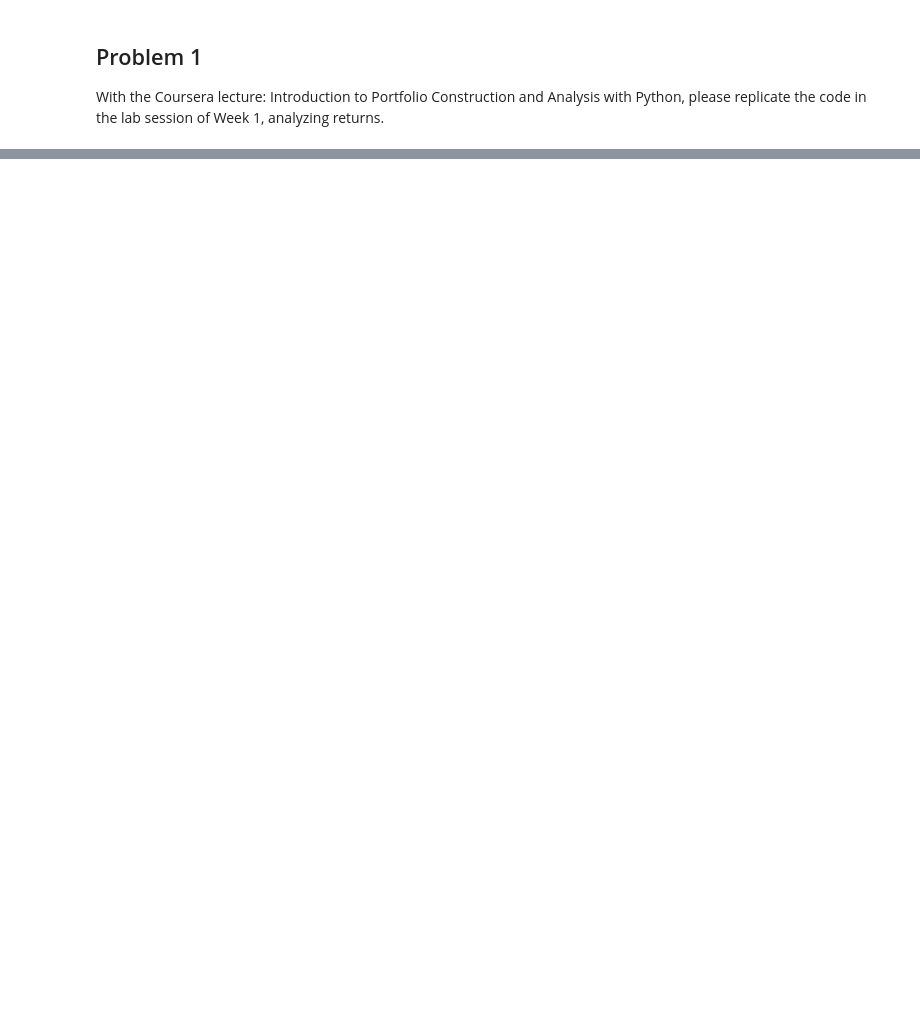
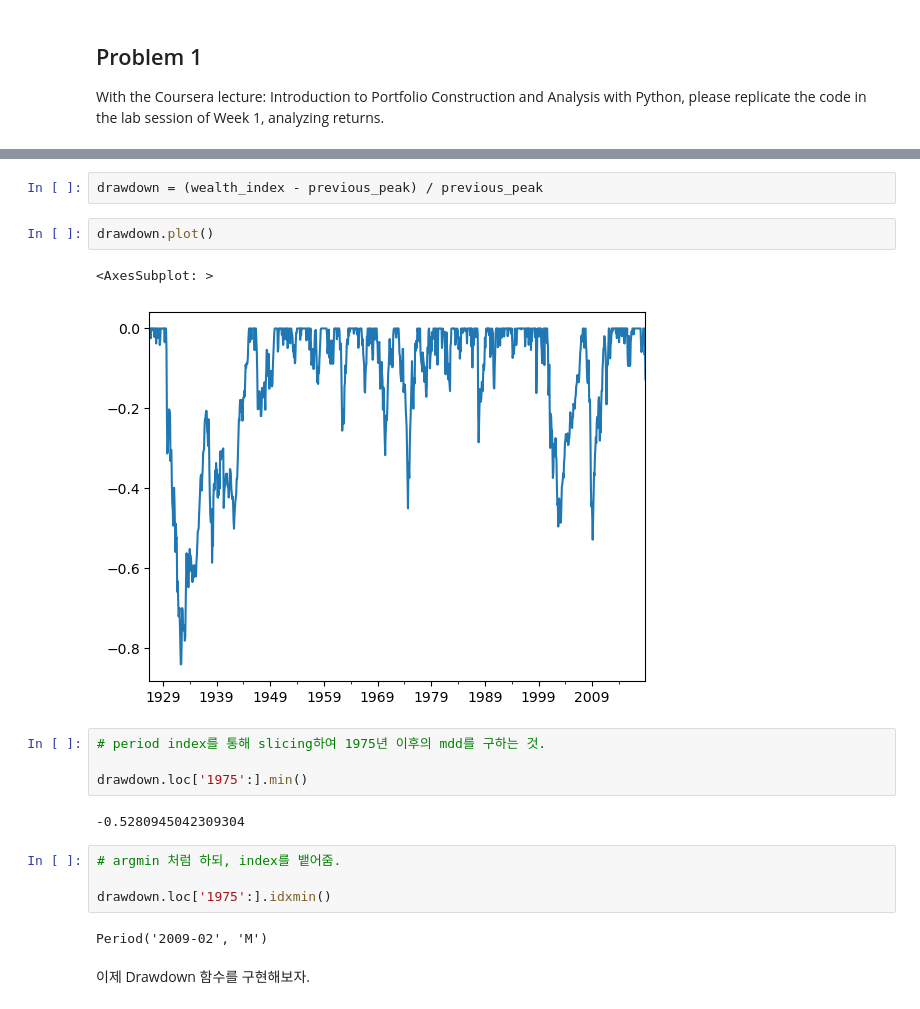
Before and after one commit to jaepil-choi/fbaquant23, a Jupyter notebook: s1.2ap/hw/s1.2ap_hw03.ipynb, the cells around one changed output, grey strips where cells are left out. Cells and saved outputs as stored; diff of their text form; blank space fills up the shorter version.

```diff
--- a/s1.2ap/hw/s1.2ap_hw03.ipynb
+++ b/s1.2ap/hw/s1.2ap_hw03.ipynb
@@ -29,0 +259,21 @@ With the Coursera lecture: Introduction to Portfolio Construction and Analysis w
+# %%
+drawdown = (wealth_index - previous_peak) / previous_peak
+# %%
+drawdown.plot()
+# %% [output]
+<AxesSubplot: >
+[figure, added]
+# %%
+# period index를 통해 slicing하여 1975년 이후의 mdd를 구하는 것.
+
+drawdown.loc['1975':].min()
+# %% [output]
+-0.5280945042309304
+# %%
+# argmin 처럼 하되, index를 뱉어줌.
+
+drawdown.loc['1975':].idxmin()
+# %% [output]
+Period('2009-02', 'M')
+# %% [markdown]
+이제 Drawdown 함수를 구현해보자.
```
Also changed, not shown: parts of 49 cells of this notebook.
